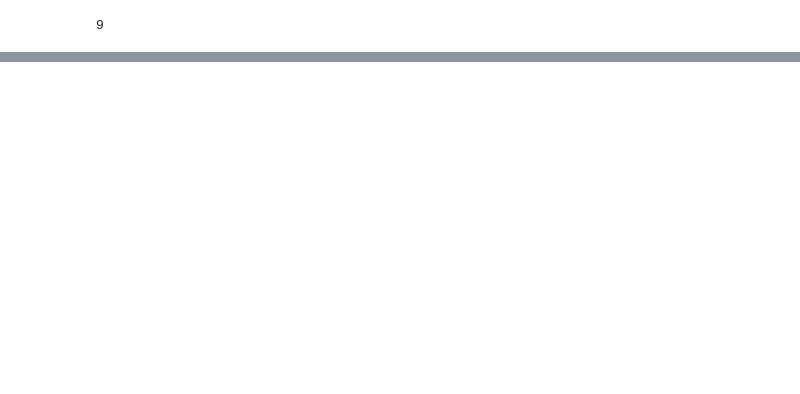
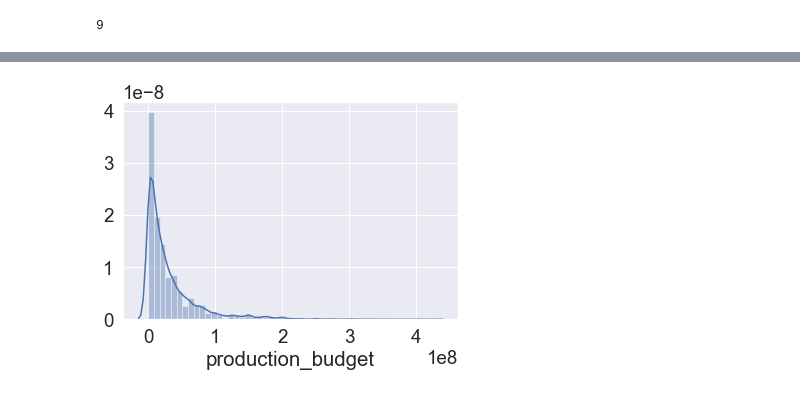
Before and after one commit to singsang2/dsc-mod-1-project-v2-1-onl01-dtsc-ft-070620, a Jupyter notebook: student.ipynb, the cells around one changed output, grey strips where cells are left out. Drawn from its saved outputs; the diff is of its cells as text; code cells hidden in the pictures; blank space fills up the shorter version.

```diff
--- a/student.ipynb
+++ b/student.ipynb
@@ -172,0 +211,5 @@ df_list[0]
+# %%
+ax = sns.distplot(df_movie_budgets['production_budget'])
+## Useless
+# %% [output]
+[figure, added]
```
Also changed, not shown: parts of 36 cells of this notebook.
